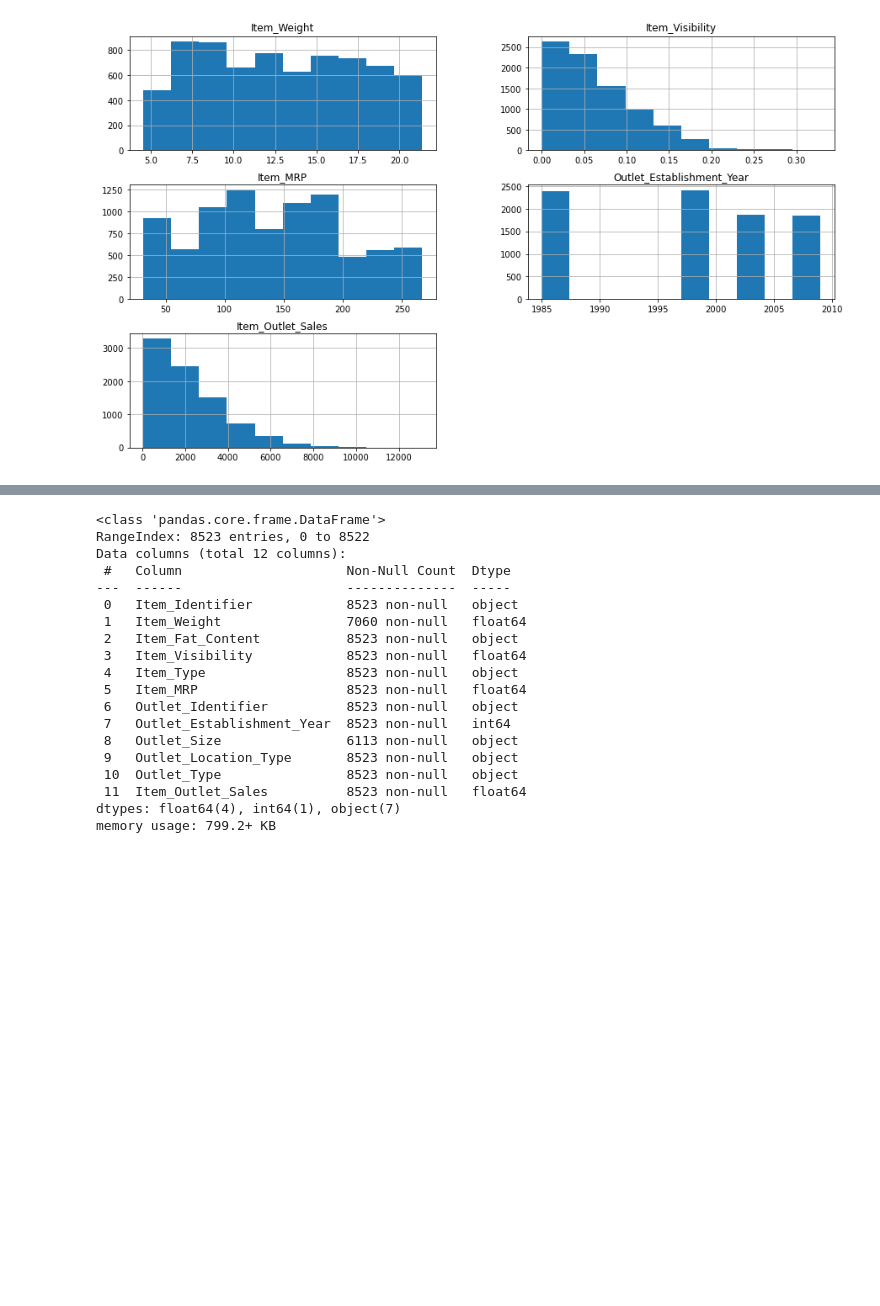
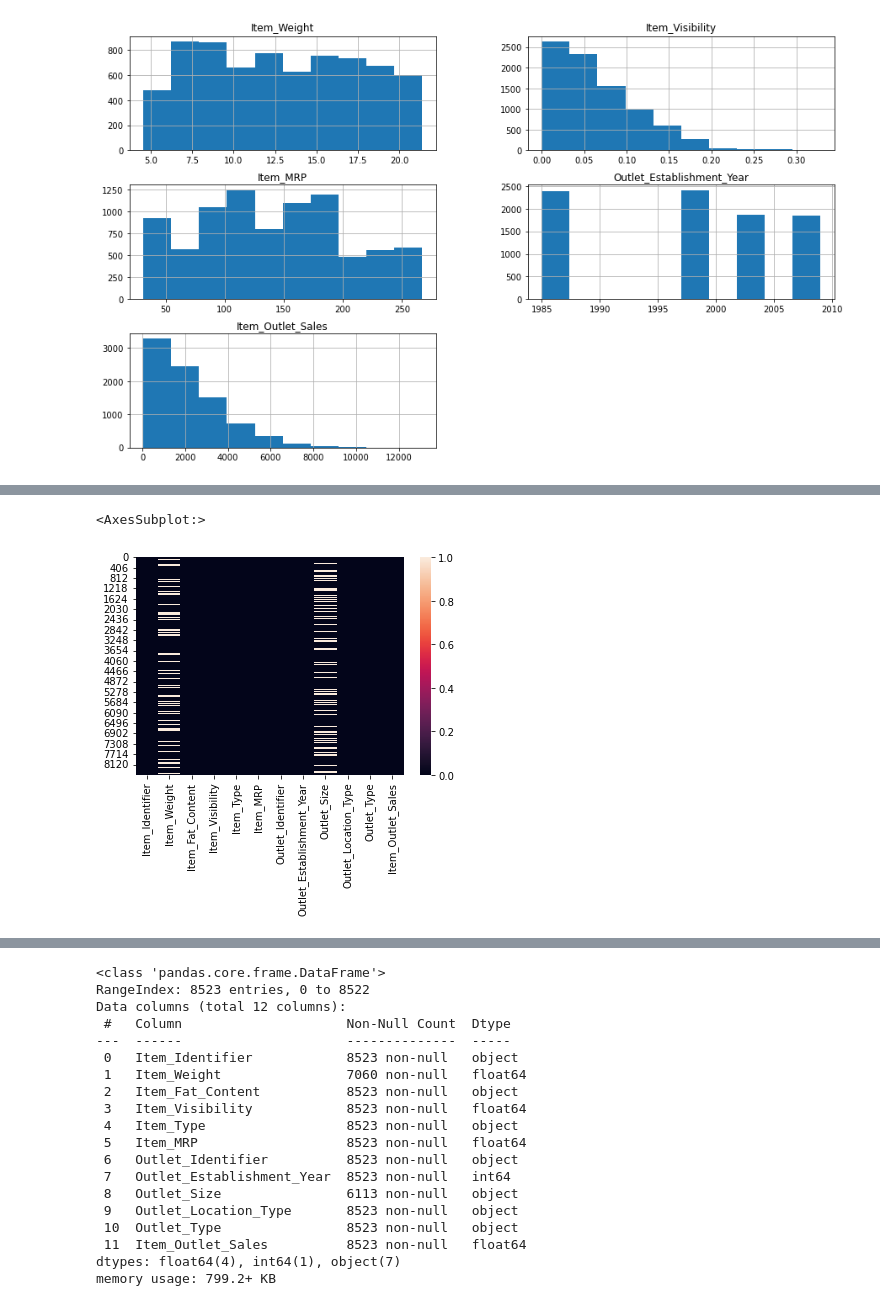
Before and after one commit to mohittomar2008/Big-Data-Mart-Sales-Problem, a Jupyter notebook: Big Data New - 2.ipynb, the cells around one changed output, grey strips where cells are left out. Saved outputs shown, nothing was run; the diff lists cells and outputs as text; code cells hidden in the pictures; blank space fills up the shorter version.

```diff
--- a/Big Data New - 2.ipynb
+++ b/Big Data New - 2.ipynb
@@ -35,0 +130,5 @@ array([[<AxesSubplot:title={'center':'Item_Weight'}>,
+# %%
+sns.heatmap(df.isnull())
+# %% [output]
+<AxesSubplot:>
+[figure, added]
```
Also changed, not shown: parts of 123 cells of this notebook.
